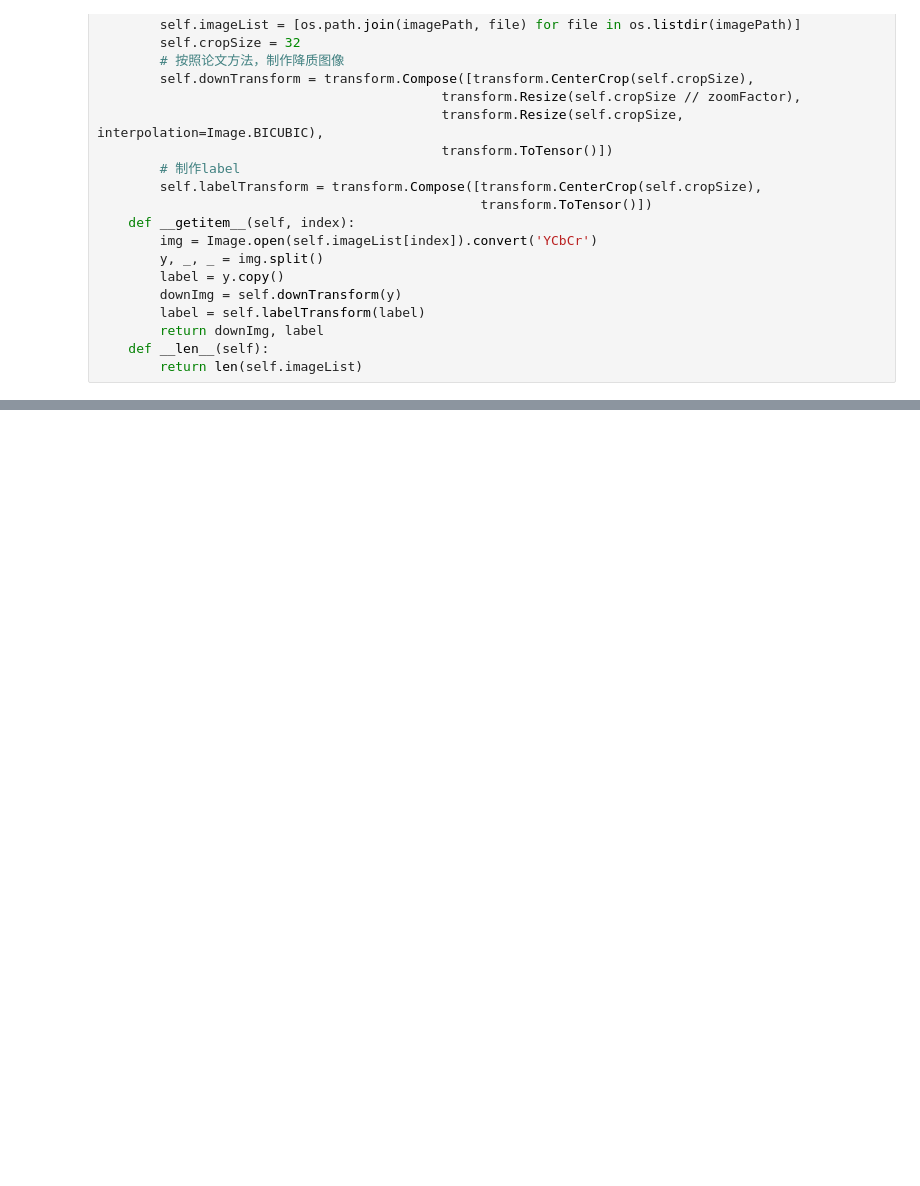
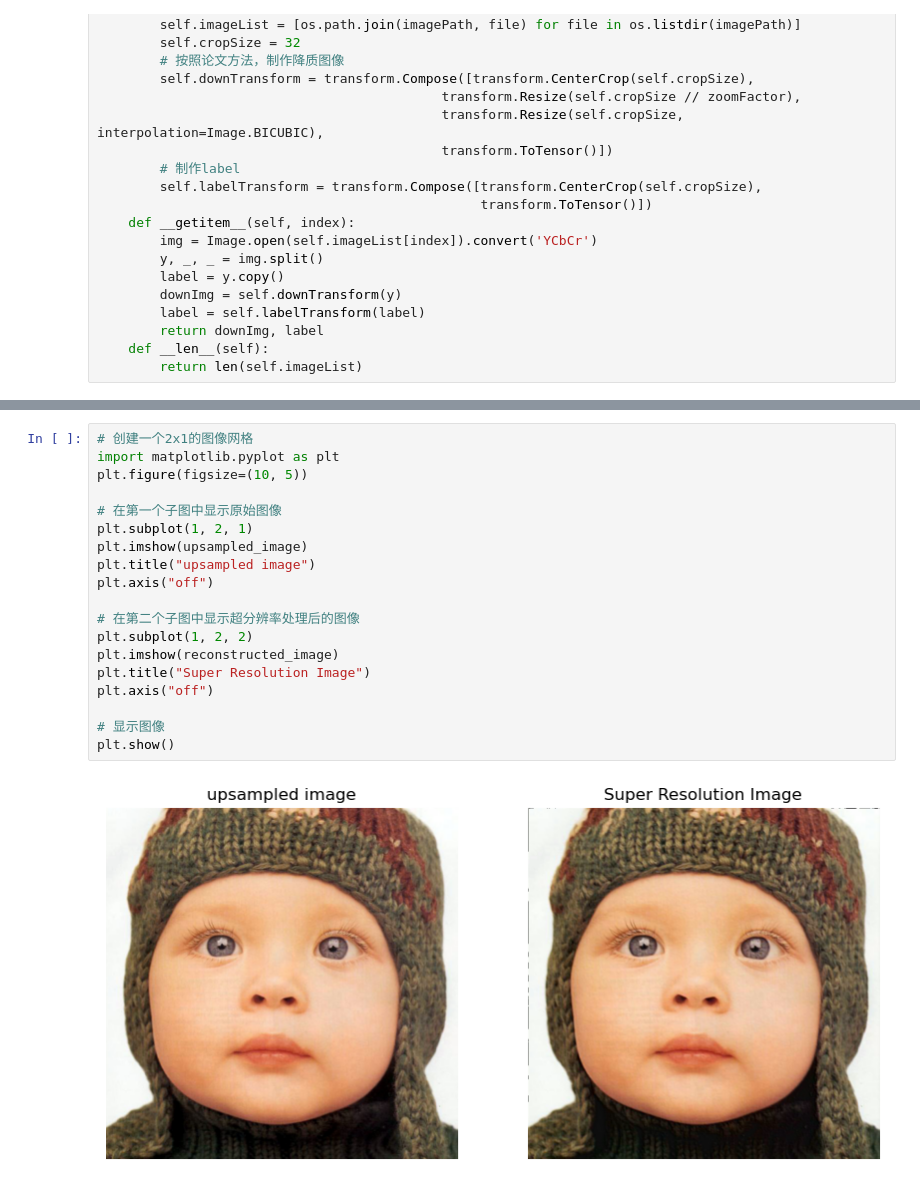
Before and after one commit to Cary0Wei/ComputerVisionPractice, a Jupyter notebook: 计算视觉实践-练习3/main.ipynb, the cells around one changed output, grey strips where cells are left out. Saved outputs shown, nothing was run; the diff lists cells and outputs as text; blank space fills up the shorter version.

```diff
--- a/计算视觉实践-练习3/main.ipynb
+++ b/计算视觉实践-练习3/main.ipynb
@@ -157,0 +209,21 @@ Average SSIM: 0.9646698355674743
+# %%
+# 创建一个2x1的图像网格
+import matplotlib.pyplot as plt
+plt.figure(figsize=(10, 5))
+
+# 在第一个子图中显示原始图像
+plt.subplot(1, 2, 1)
+plt.imshow(upsampled_image)
+plt.title("upsampled image")
+plt.axis("off")
+
+# 在第二个子图中显示超分辨率处理后的图像
+plt.subplot(1, 2, 2)
+plt.imshow(reconstructed_image)
+plt.title("Super Resolution Image")
+plt.axis("off")
+
+# 显示图像
+plt.show()
+# %% [output]
+[figure, added]
```
Also changed, not shown: parts of 2 cells of this notebook, 3 other files.
